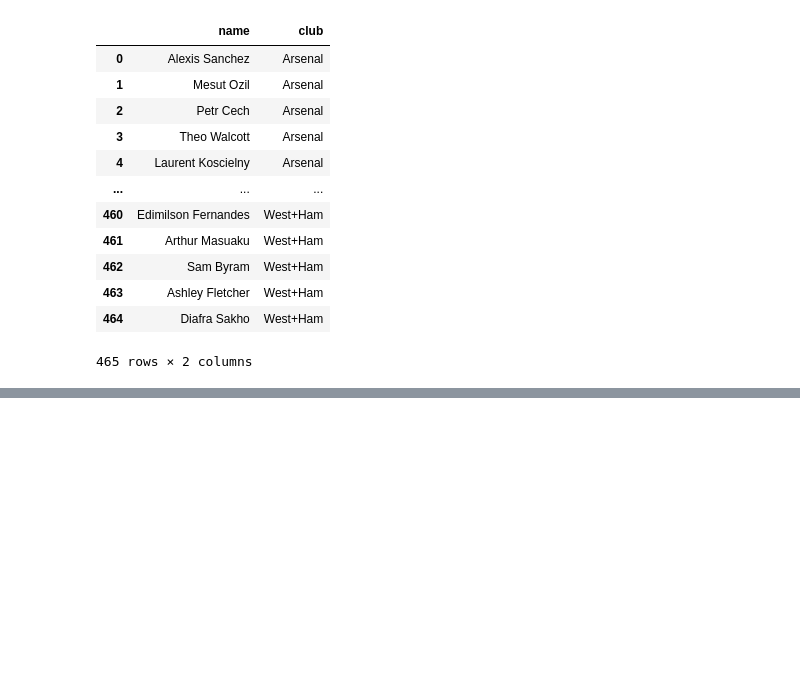
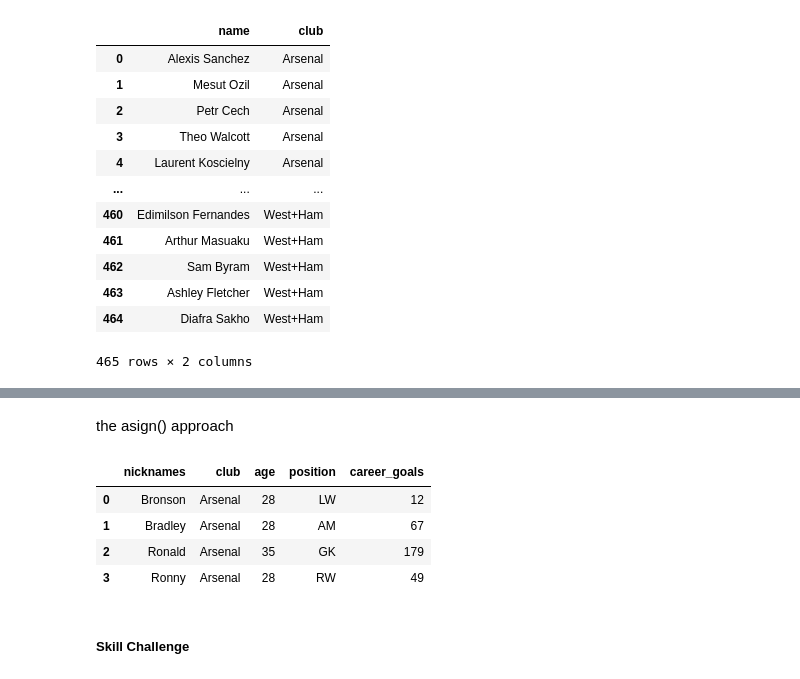
Before and after one commit to emanuelramponi/cp2, a Jupyter notebook: pandas1/integrando_conceptos.ipynb, the cells around one changed output, grey strips where cells are left out. Drawn from its saved outputs; the diff is of its cells as text; code cells hidden in the pictures; blank space fills up the shorter version.

```diff
--- a/pandas1/integrando_conceptos.ipynb
+++ b/pandas1/integrando_conceptos.ipynb
@@ -771,0 +759,2 @@ soccer.loc[:,['name','club']]
+# %%
+soccer['MVtoFPL'] = soccer['market_value'] / soccer['fpl_value']
@@ -771,0 +763,3 @@ soccer.loc[:,['name','club']]
+# %%
+df_mini2 = soccer.loc[:3,['club', 'age','position']]
+df_mini2.head()
@@ -771,0 +772,4 @@ soccer.loc[:,['name','club']]
+# %%
+player_names = pd.Series(['Bronson','Bradley','Ronald','Ronny'])
+df_mini2.insert(0,'nicknames',player_names)
+df_mini2
@@ -771,0 +782,13 @@ soccer.loc[:,['name','club']]
+# %% [markdown]
+the asign() approach
+# %%
+#Da como resultado una copia, por lo que al asignar no se inserta en el dataframe original
+df_mini2.assign(career_goals=[12,67,179,49])
+# %% [output]
+|  | nicknames | club | age | position | career_goals |
+| 0 | Bronson | Arsenal | 28 | LW | 12 |
+| 1 | Bradley | Arsenal | 28 | AM | 67 |
+| 2 | Ronald | Arsenal | 35 | GK | 179 |
+| 3 | Ronny | Arsenal | 28 | RW | 49 |
+# %% [markdown]
+##### Skill Challenge
```
Also changed, not shown: parts of 23 cells of this notebook, 1 other file.
